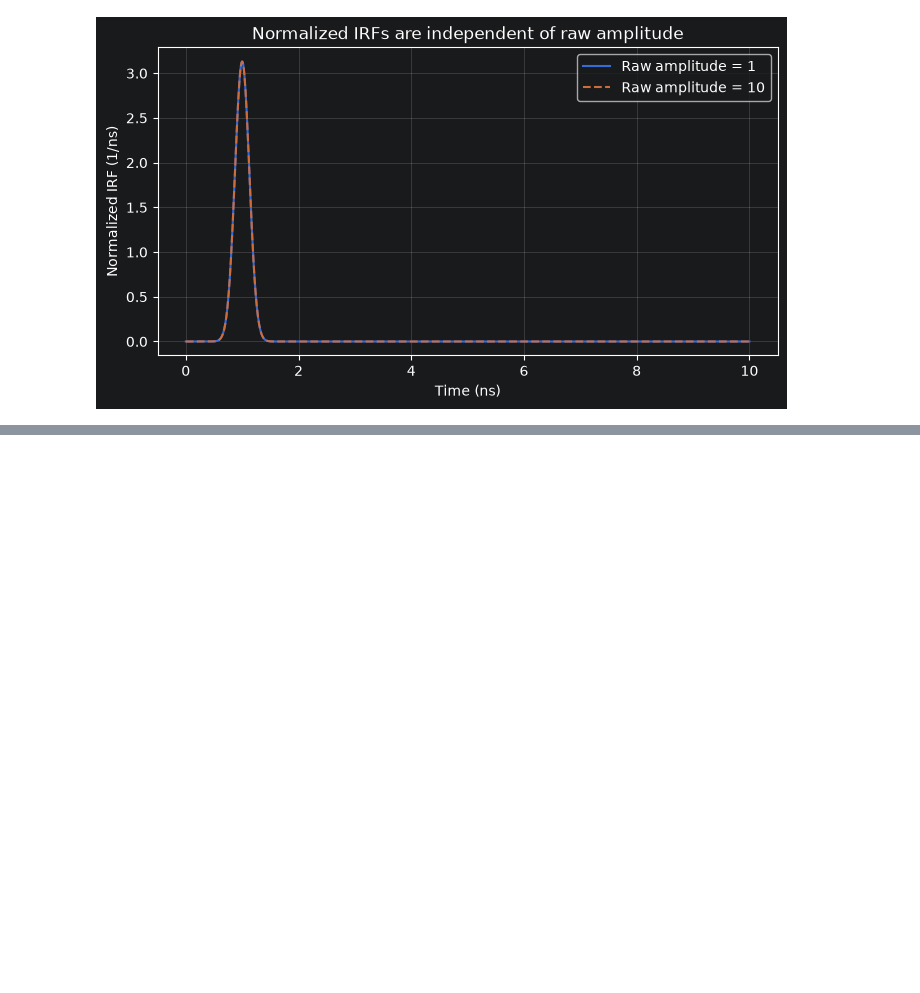
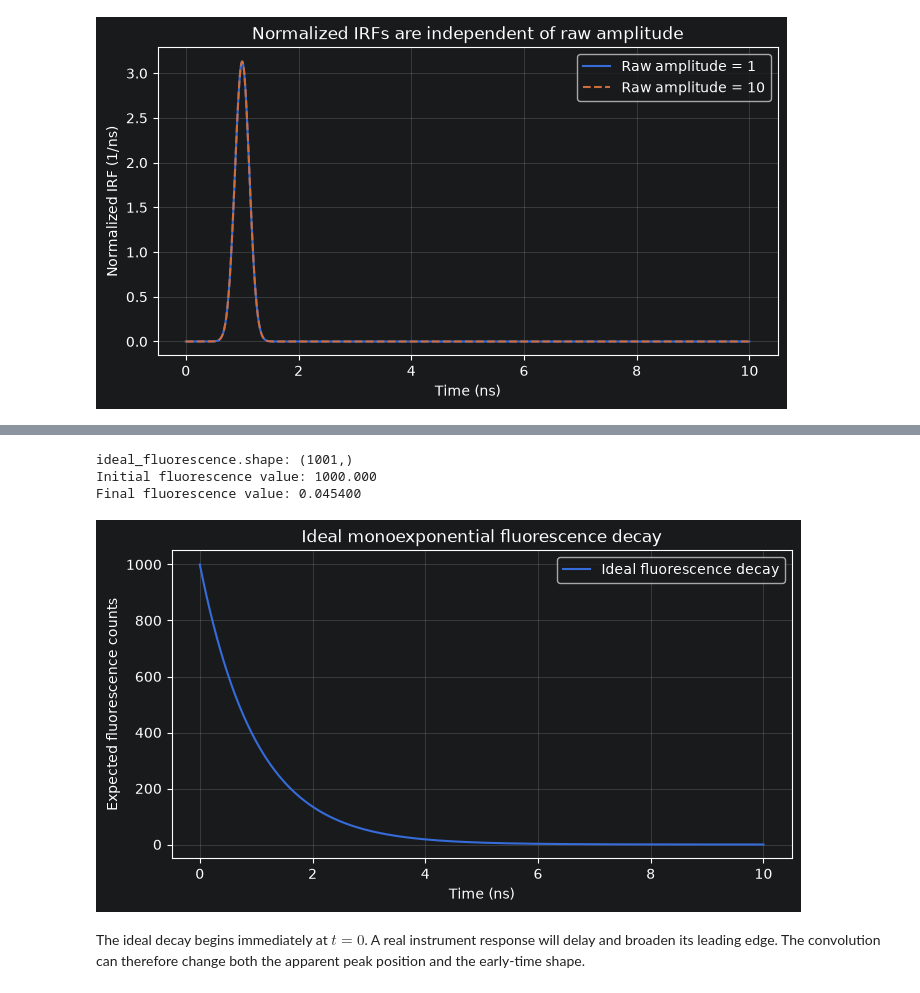
Before and after one commit to moryev/tcspc-lifetime-toolkit, a Jupyter notebook: notebooks/07_irf_convolution_and_realistic_simulation.ipynb, the cells around one changed output, grey strips where cells are left out. Saved outputs shown, nothing was run; the diff lists cells and outputs as text; code cells hidden in the pictures; blank space fills up the shorter version.

Commit message:
update notebook 07_irf_convolution_and_realistic_simulation.ipynb

```diff
--- a/notebooks/07_irf_convolution_and_realistic_simulation.ipynb
+++ b/notebooks/07_irf_convolution_and_realistic_simulation.ipynb
@@ -470,0 +597,21 @@ plt.show()
+# %%
+ideal_fluorescence = monoexponential_decay(
+    time=time,
+    amplitude=amplitude,
+    lifetime=lifetime,
+    background=0.0,
+)
+
+print(f"ideal_fluorescence.shape: {ideal_fluorescence.shape}")
+print(
+    "Initial fluorescence value: "
+    f"{ideal_fluorescence[0]:.3f}"
+)
+print(
+    "Final fluorescence value: "
+    f"{ideal_fluorescence[-1]:.6f}"
+)
+# %% [output]
+ideal_fluorescence.shape: (1001,)
+Initial fluorescence value: 1000.000
+Final fluorescence value: 0.045400
@@ -470,0 +626,25 @@ plt.show()
+# %%
+fig, ax = plt.subplots(figsize=(8, 4))
+
+ax.plot(
+    time,
+    ideal_fluorescence,
+    label="Ideal fluorescence decay",
+)
+
+ax.set(
+    xlabel="Time (ns)",
+    ylabel="Expected fluorescence counts",
+    title="Ideal monoexponential fluorescence decay",
+)
+
+ax.legend()
+ax.grid(alpha=0.3)
+
+plt.show()
+# %% [output]
+[figure, added]
+# %% [markdown]
+The ideal decay begins immediately at $t=0$. A real instrument response will
+delay and broaden its leading edge. The convolution can therefore change both
+the apparent peak position and the early-time shape.
```
Also changed, not shown: parts of 17 cells of this notebook.
